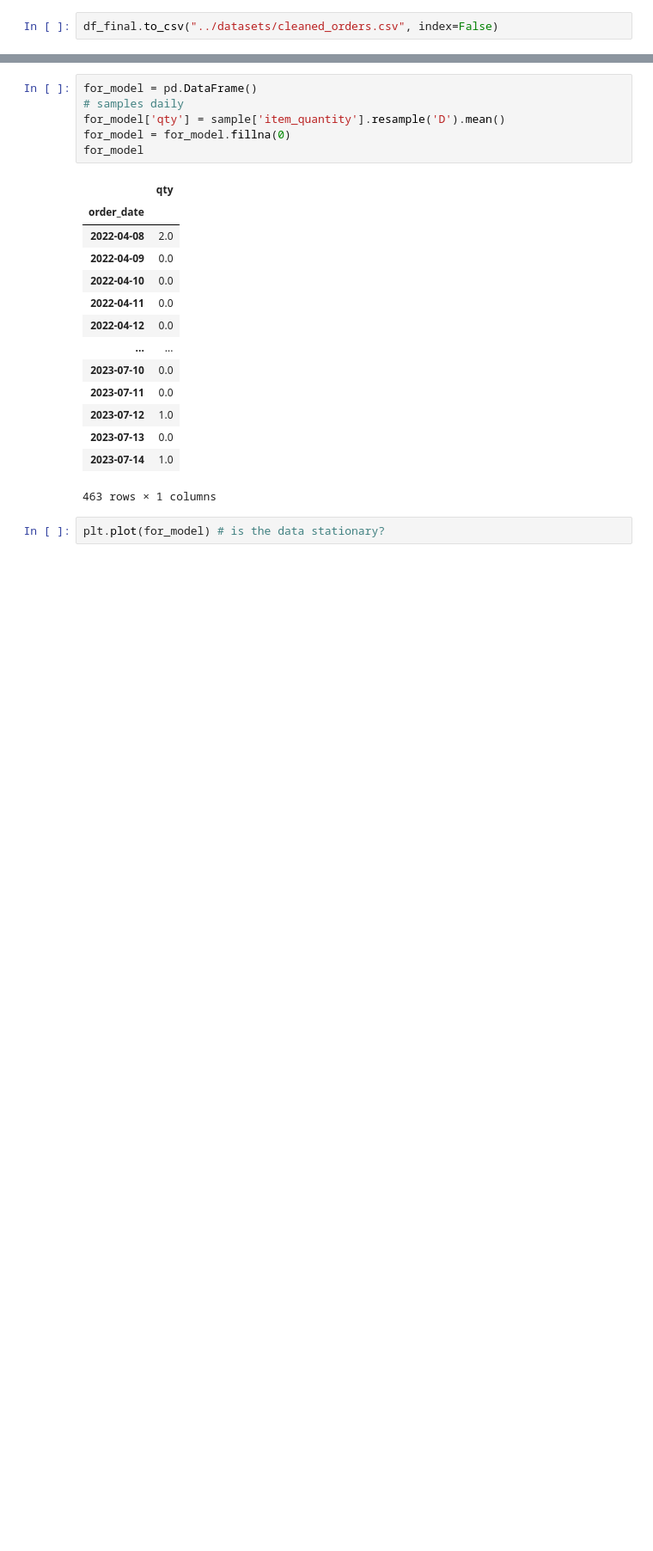
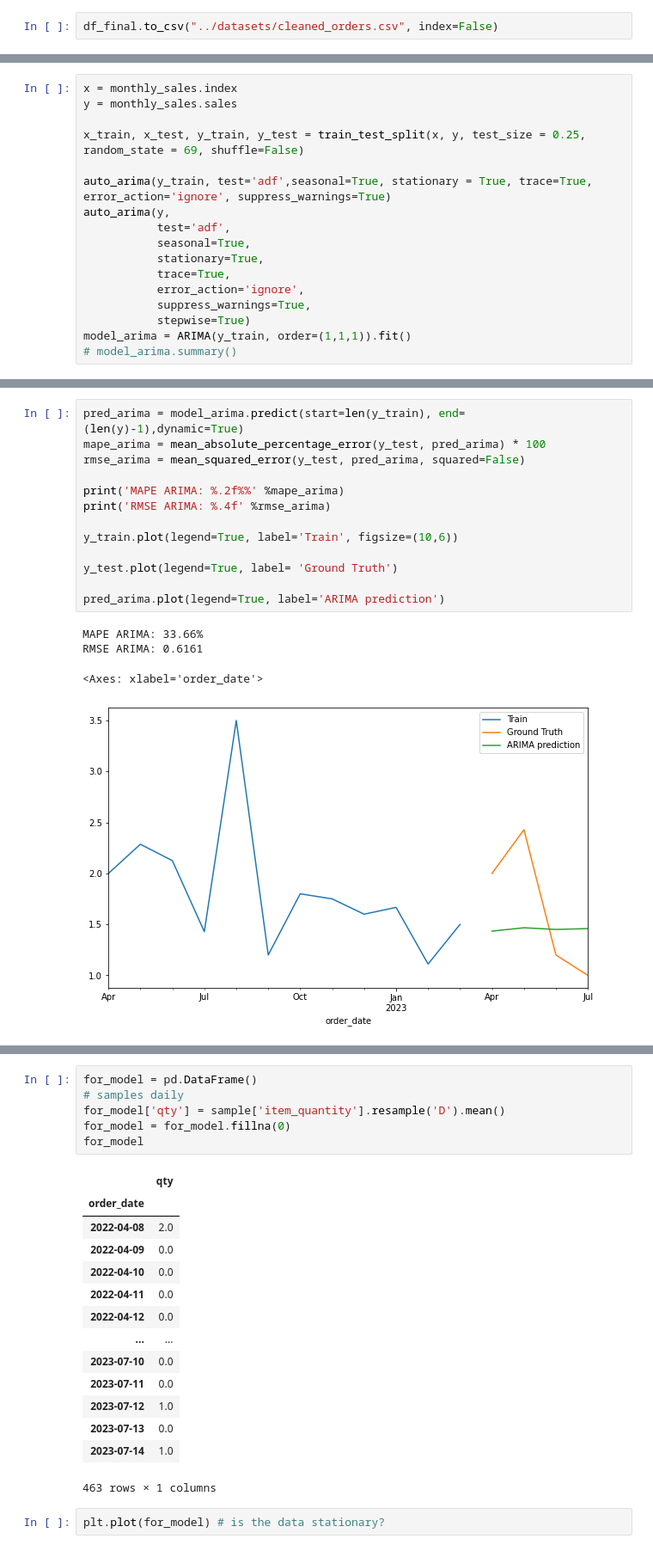
Before and after one commit to kevanoktavio/CloudWine_DemandPrediction, a Jupyter notebook: development/notebooks/midterm_checkpoint_demand_pred.ipynb, the cells around one changed output, grey strips where cells are left out. Shown at 86% size. Drawn from its saved outputs; the diff is of its cells as text; blank space fills up the shorter version.

```diff
--- a/development/notebooks/midterm_checkpoint.ipynb
+++ b/development/notebooks/midterm_checkpoint_demand_pred.ipynb
@@ -558,0 +573,17 @@ sample
+# %%
+x = monthly_sales.index
+y = monthly_sales.sales
+
+x_train, x_test, y_train, y_test = train_test_split(x, y, test_size = 0.25, random_state = 69, shuffle=False)
+
+auto_arima(y_train, test='adf',seasonal=True, stationary = True, trace=True, error_action='ignore', suppress_warnings=True)
+auto_arima(y,
+           test='adf',
+           seasonal=True,
+           stationary=True,
+           trace=True,
+           error_action='ignore',
+           suppress_warnings=True,
+           stepwise=True)
+model_arima = ARIMA(y_train, order=(1,1,1)).fit()
+# model_arima.summary()
@@ -558,0 +611,18 @@ sample
+# %%
+pred_arima = model_arima.predict(start=len(y_train), end=(len(y)-1),dynamic=True)
+mape_arima = mean_absolute_percentage_error(y_test, pred_arima) * 100
+rmse_arima = mean_squared_error(y_test, pred_arima, squared=False)
+
+print('MAPE ARIMA: %.2f%%' %mape_arima)
+print('RMSE ARIMA: %.4f' %rmse_arima)
+
+y_train.plot(legend=True, label='Train', figsize=(10,6))
+
+y_test.plot(legend=True, label= 'Ground Truth')
+
+pred_arima.plot(legend=True, label='ARIMA prediction')
+# %% [output]
+MAPE ARIMA: 33.66%
+RMSE ARIMA: 0.6161
+<Axes: xlabel='order_date'>
+[figure, added]
```
Also changed, not shown: parts of 26 cells of this notebook, 1 other file.
